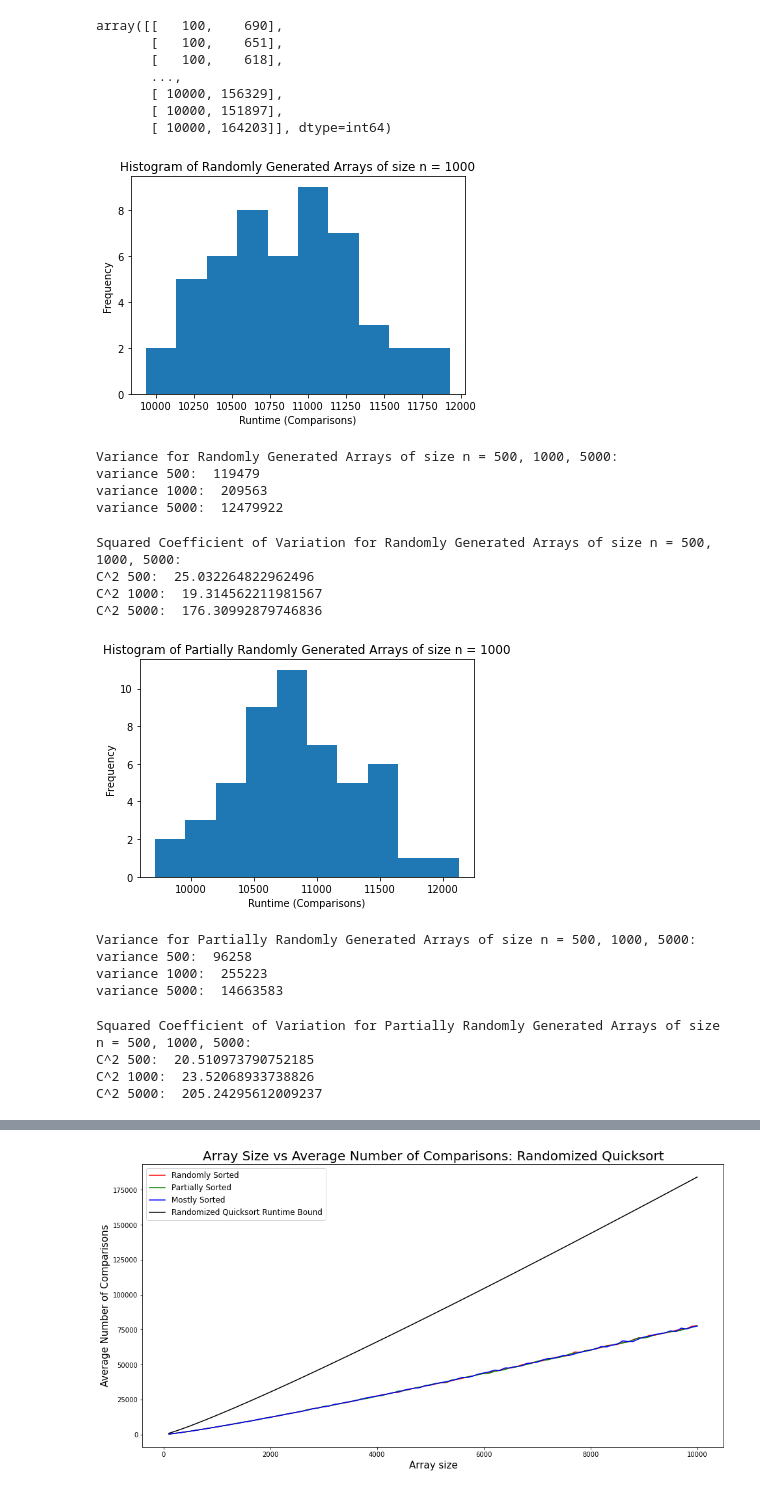
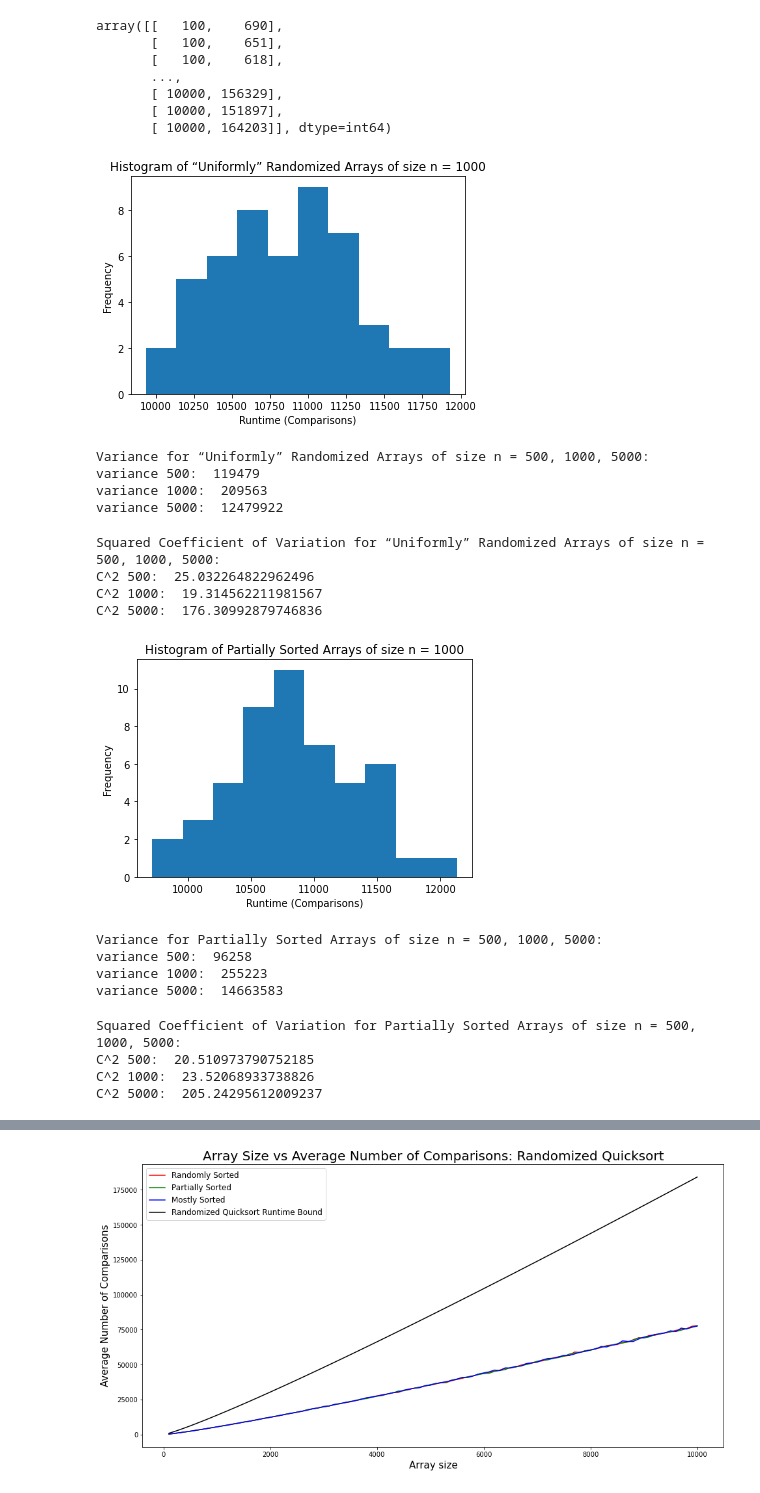
Before and after one commit to nathanielcrosby/QuickSort, a Jupyter notebook: random_graph.ipynb, the cells around one changed output, grey strips where cells are left out. Cells and saved outputs as stored; diff of their text form; code cells hidden in the pictures.

```diff
--- a/random_graph.ipynb
+++ b/random_graph.ipynb
@@ -46,55 +46,55 @@ array([[   100,    690],
 plt.hist(dataList_random[dataList_random[:,0] == 1000][:,1])
 plt.xlabel("Runtime (Comparisons)")
 plt.ylabel("Frequency")
-plt.title("Histogram of Randomly Generated Arrays of size n = 1000")
+plt.title("Histogram of “Uniformly” Randomized Arrays of size n = 1000")
 plt.show()
 # %% [output]
-[figure, old version]
+[figure, new version]
 # %%
-print("Variance for Randomly Generated Arrays of size n = 500, 1000, 5000:")
+print("Variance for “Uniformly” Randomized Arrays of size n = 500, 1000, 5000:")
 print("variance 500: ", statistics.pvariance(dataList_random[dataList_random[:,0] == 500][:,1]))
 print("variance 1000: ", statistics.pvariance(dataList_random[dataList_random[:,0] == 1000][:,1]))
 print("variance 5000: ", statistics.pvariance(dataList_random[dataList_random[:,0] == 5000][:,1]))
 # %% [output]
-Variance for Randomly Generated Arrays of size n = 500, 1000, 5000:
+Variance for “Uniformly” Randomized Arrays of size n = 500, 1000, 5000:
 variance 500:  119479
 variance 1000:  209563
 variance 5000:  12479922
 # %%
-print("Squared Coefficient of Variation for Randomly Generated Arrays of size n = 500, 1000, 5000:")
+print("Squared Coefficient of Variation for “Uniformly” Randomized Arrays of size n = 500, 1000, 5000:")
 print("C^2 500: ", statistics.pvariance(dataList_random[dataList_random[:,0] == 500][:,1]) / ((statistics.mean(dataList_random[dataList_random[:,0] == 500][:,1])^2)))
 print("C^2 1000: ", statistics.pvariance(dataList_random[dataList_random[:,0] == 1000][:,1]) / ((statistics.mean(dataList_random[dataList_random[:,0] == 1000][:,1])^2)))
 print("C^2 5000: ", statistics.pvariance(dataList_random[dataList_random[:,0] == 5000][:,1]) / ((statistics.mean(dataList_random[dataList_random[:,0] == 5000][:,1])^2)))
 # %% [output]
-Squared Coefficient of Variation for Randomly Generated Arrays of size n = 500, 1000, 5000:
+Squared Coefficient of Variation for “Uniformly” Randomized Arrays of size n = 500, 1000, 5000:
 C^2 500:  25.032264822962496
 C^2 1000:  19.314562211981567
 C^2 5000:  176.30992879746836
 # %%
 plt.hist(dataList_partial[dataList_partial[:,0] == 1000][:,1])
 plt.xlabel("Runtime (Comparisons)")
 plt.ylabel("Frequency")
-plt.title("Histogram of Partially Randomly Generated Arrays of size n = 1000")
+plt.title("Histogram of Partially Sorted Arrays of size n = 1000")
 plt.show()
 # %% [output]
-[figure, old version]
+[figure, new version]
 # %%
-print("Variance for Partially Randomly Generated Arrays of size n = 500, 1000, 5000:")
+print("Variance for Partially Sorted Arrays of size n = 500, 1000, 5000:")
 print("variance 500: ", statistics.pvariance(dataList_partial[dataList_partial[:,0] == 500][:,1]))
 print("variance 1000: ", statistics.pvariance(dataList_partial[dataList_partial[:,0] == 1000][:,1]))
 print("variance 5000: ", statistics.pvariance(dataList_partial[dataList_partial[:,0] == 5000][:,1]))
 # %% [output]
-Variance for Partially Randomly Generated Arrays of size n = 500, 1000, 5000:
+Variance for Partially Sorted Arrays of size n = 500, 1000, 5000:
 variance 500:  96258
 variance 1000:  255223
 variance 5000:  14663583
 # %%
-print("Squared Coefficient of Variation for Partially Randomly Generated Arrays of size n = 500, 1000, 5000:")
+print("Squared Coefficient of Variation for Partially Sorted Arrays of size n = 500, 1000, 5000:")
 print("C^2 500: ", statistics.pvariance(dataList_partial[dataList_partial[:,0] == 500][:,1]) / ((statistics.mean(dataList_partial[dataList_partial[:,0] == 500][:,1])^2)))
 print("C^2 1000: ", statistics.pvariance(dataList_partial[dataList_partial[:,0] == 1000][:,1]) / ((statistics.mean(dataList_partial[dataList_partial[:,0] == 1000][:,1])^2)))
 print("C^2 5000: ", statistics.pvariance(dataList_partial[dataList_partial[:,0] == 5000][:,1]) / ((statistics.mean(dataList_partial[dataList_partial[:,0] == 5000][:,1])^2)))
 # %% [output]
-Squared Coefficient of Variation for Partially Randomly Generated Arrays of size n = 500, 1000, 5000:
+Squared Coefficient of Variation for Partially Sorted Arrays of size n = 500, 1000, 5000:
 C^2 500:  20.510973790752185
 C^2 1000:  23.52068933738826
 C^2 5000:  205.24295612009237
```
Also changed, not shown: parts of 3 cells of this notebook, 1 other file.
